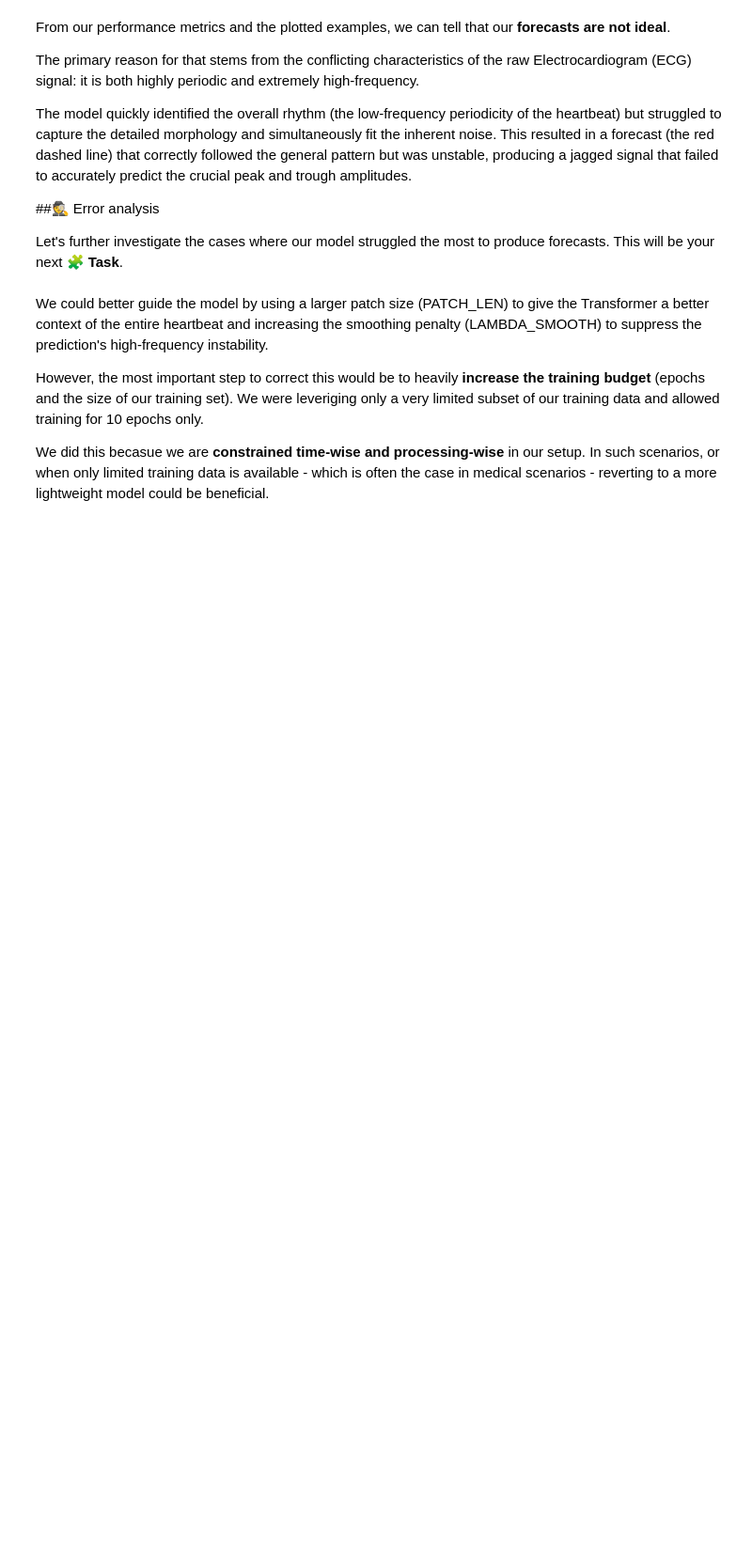
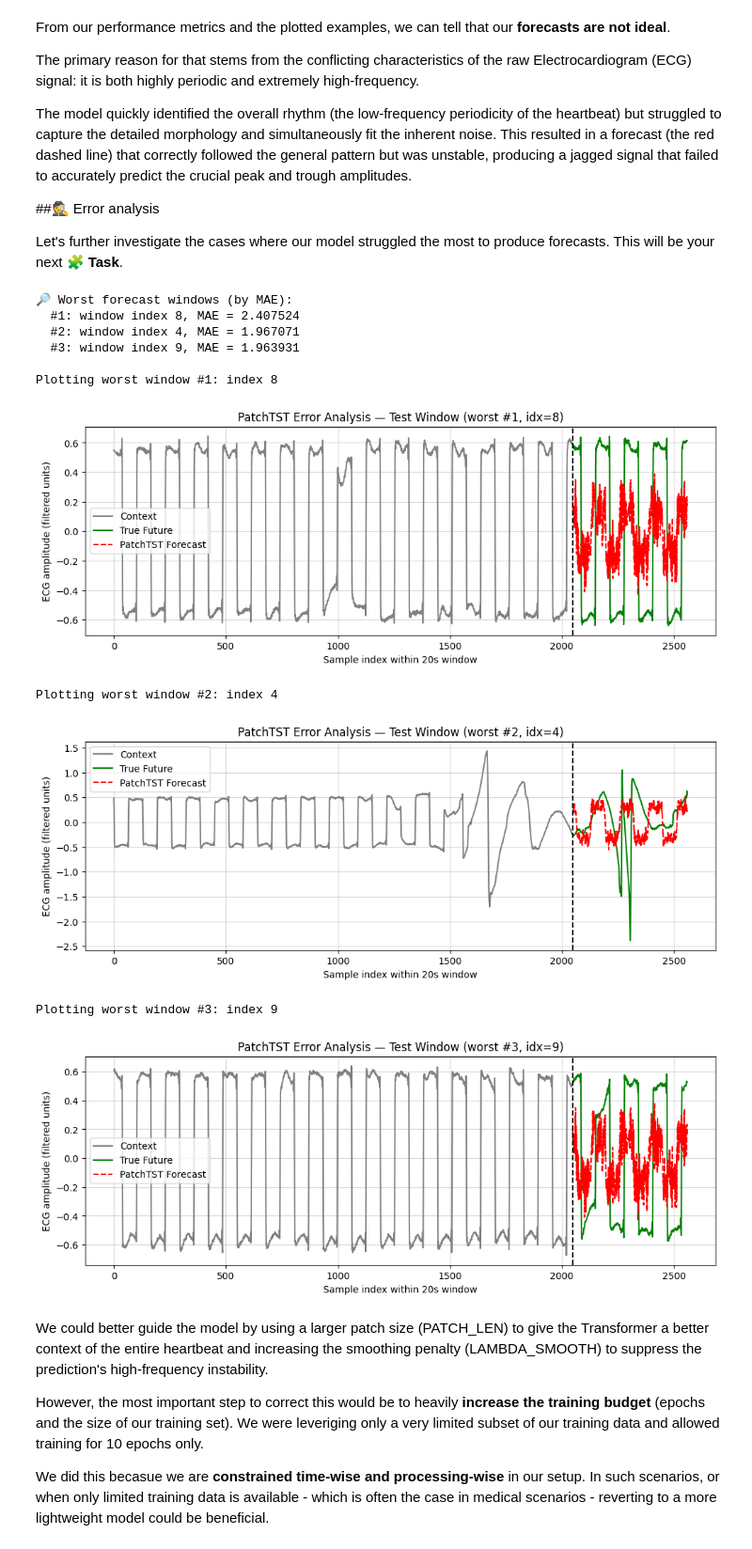
Before and after one commit to dustindobry/AIMA, a Jupyter notebook: Kopie_von_week_10_time_series_analysis.ipynb, the cells around one changed output. Shown at 94% size. Drawn from its saved outputs; the diff is of its cells as text; code cells hidden in the pictures; blank space fills up the shorter version.

```diff
--- a/Kopie_von_week_10_time_series_analysis.ipynb
+++ b/Kopie_von_week_10_time_series_analysis.ipynb
@@ -2277,16 +2299,20 @@ def per_window_mae(y_true_scaled, y_pred_scaled, top_k=3):
     # TODO 1:
     # Compute MAE *per window* (mean over forecast dimension)
     # Hint: axis=1
-    errors = None
+    errors = np.mean(np.abs(y_true_scaled - y_pred_scaled), axis=1)
 
     # TODO 2:
     # Find indices of the top_k largest errors
     # Hint: np.argsort
-    worst_indices = None
+    worst_indices = np.argsort(errors)[-top_k:][::-1]
 
     # TODO 3:
     # Print the worst windows and their MAE values
     # (format is up to you)
+
+    print("\n🔎 Worst forecast windows (by MAE):")
+    for rank, idx in enumerate(worst_indices, start=1):
+        print(f"  #{rank}: window index {idx}, MAE = {errors[idx]:.6f}")
 
     return errors, worst_indices
 
@@ -2326,33 +2352,45 @@ def plot_test_window(idx, rank=None):
         true_future,
         color="green",
         label="True Future",
     )
     plt.plot(
         range(CONTEXT_SAMPLES, CONTEXT_SAMPLES + FORECAST_SAMPLES),
         pred_future,
         color="red",
         linestyle="--",
         label="PatchTST Forecast",
     )
     plt.axvline(CONTEXT_SAMPLES, color="black", linestyle="--")
     plt.xlabel("Sample index within 20s window")
     plt.ylabel("ECG amplitude (filtered units)")
     title_suffix = f"(worst #{rank}, idx={idx})" if rank is not None else f"(idx={idx})"
     plt.title(f"PatchTST Error Analysis — Test Window {title_suffix}")
     plt.legend()
     plt.grid(True, alpha=0.5)
     plt.show()
 
 # ------------------------------------------------------------
 # 7.3 Run analysis + plot worst windows
 # ------------------------------------------------------------
 window_errors, worst_indices = per_window_mae(y_true_test, y_pred_test, top_k=3)
 
 if worst_indices.size == 0:
     print("⚠️ No windows available to plot.")
 else:
     for rank, idx in enumerate(worst_indices, start=1):
         plot_test_window(idx, rank=rank)
+# %% [output]
+🔎 Worst forecast windows (by MAE):
+  #1: window index 8, MAE = 2.407524
+  #2: window index 4, MAE = 1.967071
+  #3: window index 9, MAE = 1.963931
+
+Plotting worst window #1: index 8
+[figure, added]
+Plotting worst window #2: index 4
+[figure, added]
+Plotting worst window #3: index 9
+[figure, added]
 # %% [markdown]
 We could better guide the model by using a larger patch size (PATCH_LEN) to give the Transformer a better context of the entire heartbeat and increasing the smoothing penalty (LAMBDA_SMOOTH) to suppress the prediction's high-frequency instability.
 
```
Also changed, not shown: parts of 1 cell of this notebook.
